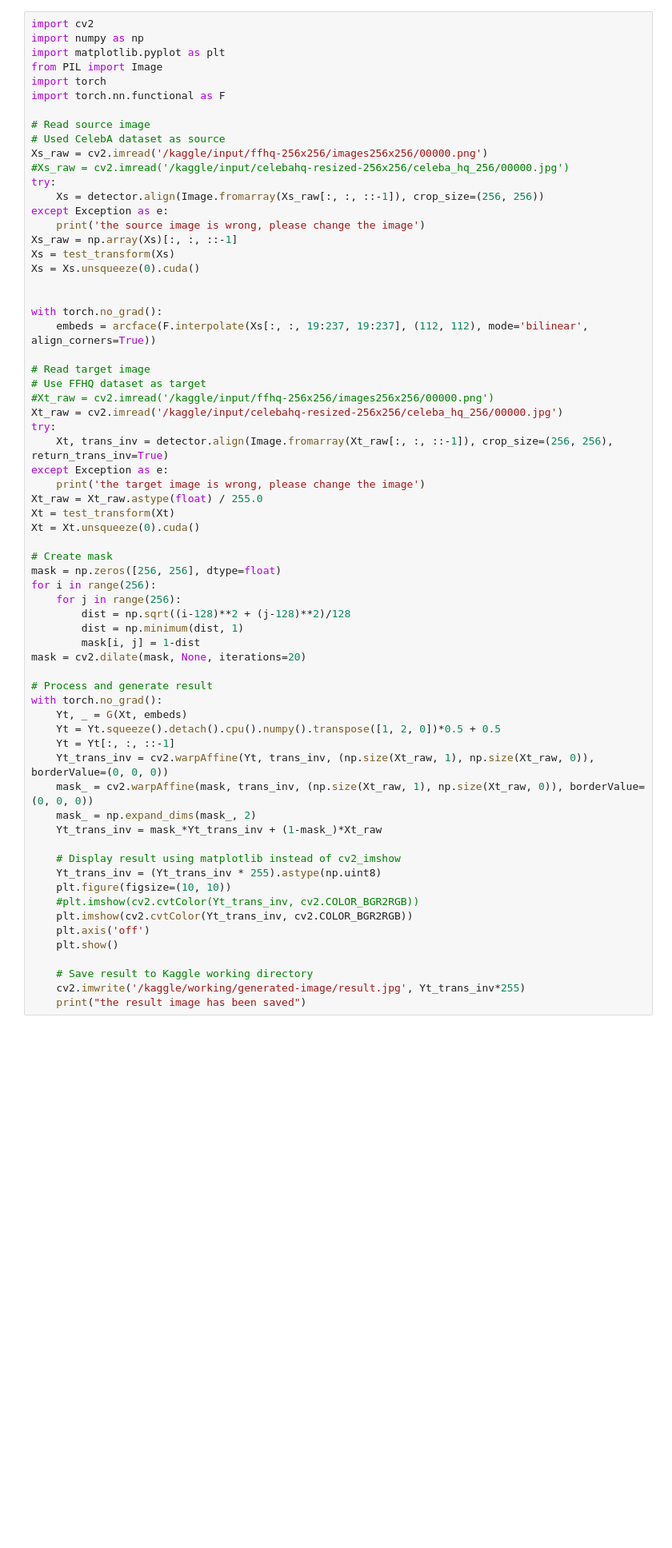
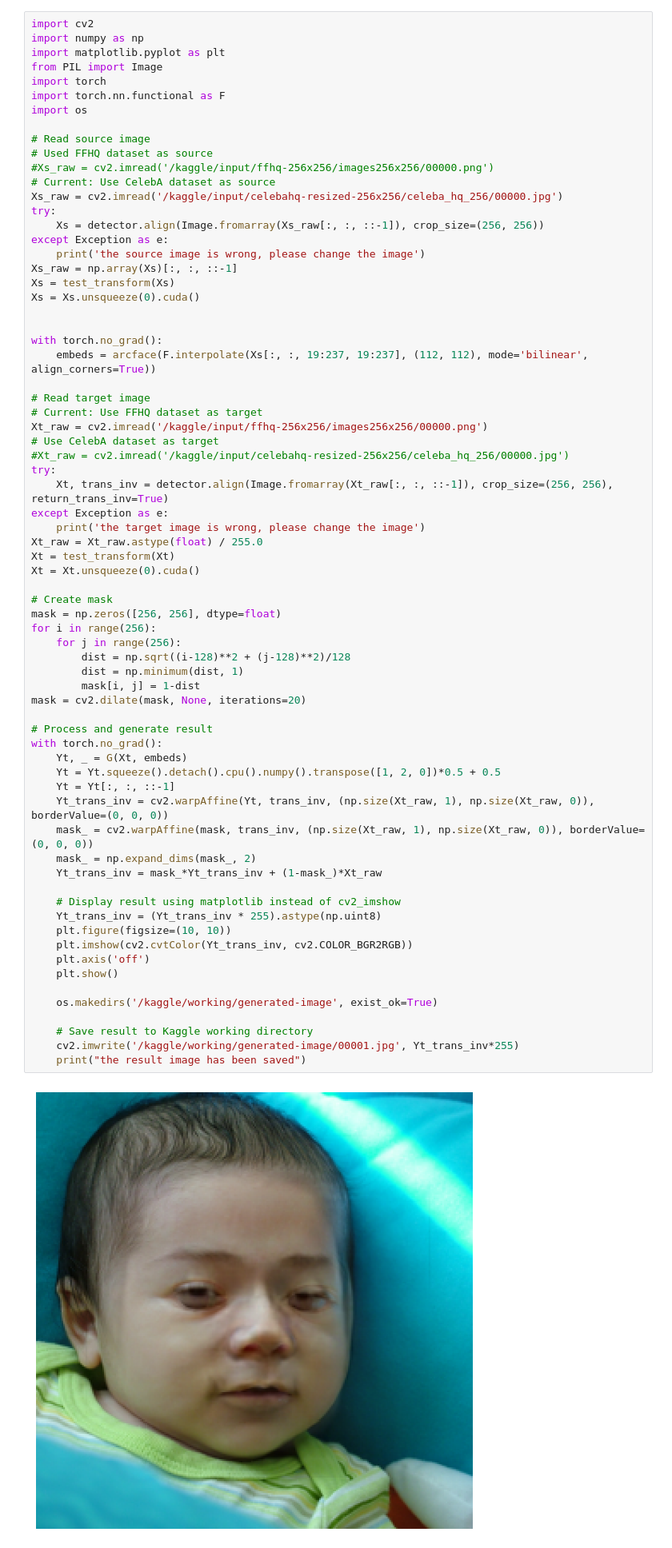
Before and after one commit to cscheah5/faceshifter, a Jupyter notebook: faceshiftertest.ipynb, the cells around one changed output. Shown at 80% size. Cells and saved outputs as stored; diff of their text form; blank space fills up the shorter version.

Commit message:
Kaggle Notebook | FaceShifterTest | folder zipped

```diff
--- a/faceshiftertest.ipynb
+++ b/faceshiftertest.ipynb
@@ -185,11 +185,13 @@ import matplotlib.pyplot as plt
 from PIL import Image
 import torch
 import torch.nn.functional as F
+import os
 
 # Read source image
-# Used CelebA dataset as source
-Xs_raw = cv2.imread('/kaggle/input/ffhq-256x256/images256x256/00000.png')
-#Xs_raw = cv2.imread('/kaggle/input/celebahq-resized-256x256/celeba_hq_256/00000.jpg')
+# Used FFHQ dataset as source
+#Xs_raw = cv2.imread('/kaggle/input/ffhq-256x256/images256x256/00000.png')
+# Current: Use CelebA dataset as source
+Xs_raw = cv2.imread('/kaggle/input/celebahq-resized-256x256/celeba_hq_256/00000.jpg')
 try:
     Xs = detector.align(Image.fromarray(Xs_raw[:, :, ::-1]), crop_size=(256, 256))
 except Exception as e:
@@ -203,9 +205,10 @@ with torch.no_grad():
     embeds = arcface(F.interpolate(Xs[:, :, 19:237, 19:237], (112, 112), mode='bilinear', align_corners=True))
 
 # Read target image
-# Use FFHQ dataset as target
-#Xt_raw = cv2.imread('/kaggle/input/ffhq-256x256/images256x256/00000.png')
-Xt_raw = cv2.imread('/kaggle/input/celebahq-resized-256x256/celeba_hq_256/00000.jpg')
+# Current: Use FFHQ dataset as target
+Xt_raw = cv2.imread('/kaggle/input/ffhq-256x256/images256x256/00000.png')
+# Use CelebA dataset as target
+#Xt_raw = cv2.imread('/kaggle/input/celebahq-resized-256x256/celeba_hq_256/00000.jpg')
 try:
     Xt, trans_inv = detector.align(Image.fromarray(Xt_raw[:, :, ::-1]), crop_size=(256, 256), return_trans_inv=True)
 except Exception as e:
@@ -216,32 +219,34 @@ Xt = Xt.unsqueeze(0).cuda()
 
 # Create mask
 mask = np.zeros([256, 256], dtype=float)
 for i in range(256):
     for j in range(256):
         dist = np.sqrt((i-128)**2 + (j-128)**2)/128
         dist = np.minimum(dist, 1)
         mask[i, j] = 1-dist
 mask = cv2.dilate(mask, None, iterations=20)
 
 # Process and generate result
 with torch.no_grad():
     Yt, _ = G(Xt, embeds)
     Yt = Yt.squeeze().detach().cpu().numpy().transpose([1, 2, 0])*0.5 + 0.5
     Yt = Yt[:, :, ::-1]
     Yt_trans_inv = cv2.warpAffine(Yt, trans_inv, (np.size(Xt_raw, 1), np.size(Xt_raw, 0)), borderValue=(0, 0, 0))
     mask_ = cv2.warpAffine(mask, trans_inv, (np.size(Xt_raw, 1), np.size(Xt_raw, 0)), borderValue=(0, 0, 0))
     mask_ = np.expand_dims(mask_, 2)
     Yt_trans_inv = mask_*Yt_trans_inv + (1-mask_)*Xt_raw
 
     # Display result using matplotlib instead of cv2_imshow
     Yt_trans_inv = (Yt_trans_inv * 255).astype(np.uint8)
     plt.figure(figsize=(10, 10))
-    #plt.imshow(cv2.cvtColor(Yt_trans_inv, cv2.COLOR_BGR2RGB))
     plt.imshow(cv2.cvtColor(Yt_trans_inv, cv2.COLOR_BGR2RGB))
     plt.axis('off')
     plt.show()
 
+    os.makedirs('/kaggle/working/generated-image', exist_ok=True)
+
     # Save result to Kaggle working directory
-    cv2.imwrite('/kaggle/working/generated-image/result.jpg', Yt_trans_inv*255)
+    cv2.imwrite('/kaggle/working/generated-image/00001.jpg', Yt_trans_inv*255)
     print("the result image has been saved")
 # %% [output]
+[figure, new version]
```
Also changed, not shown: parts of 5 cells of this notebook.
